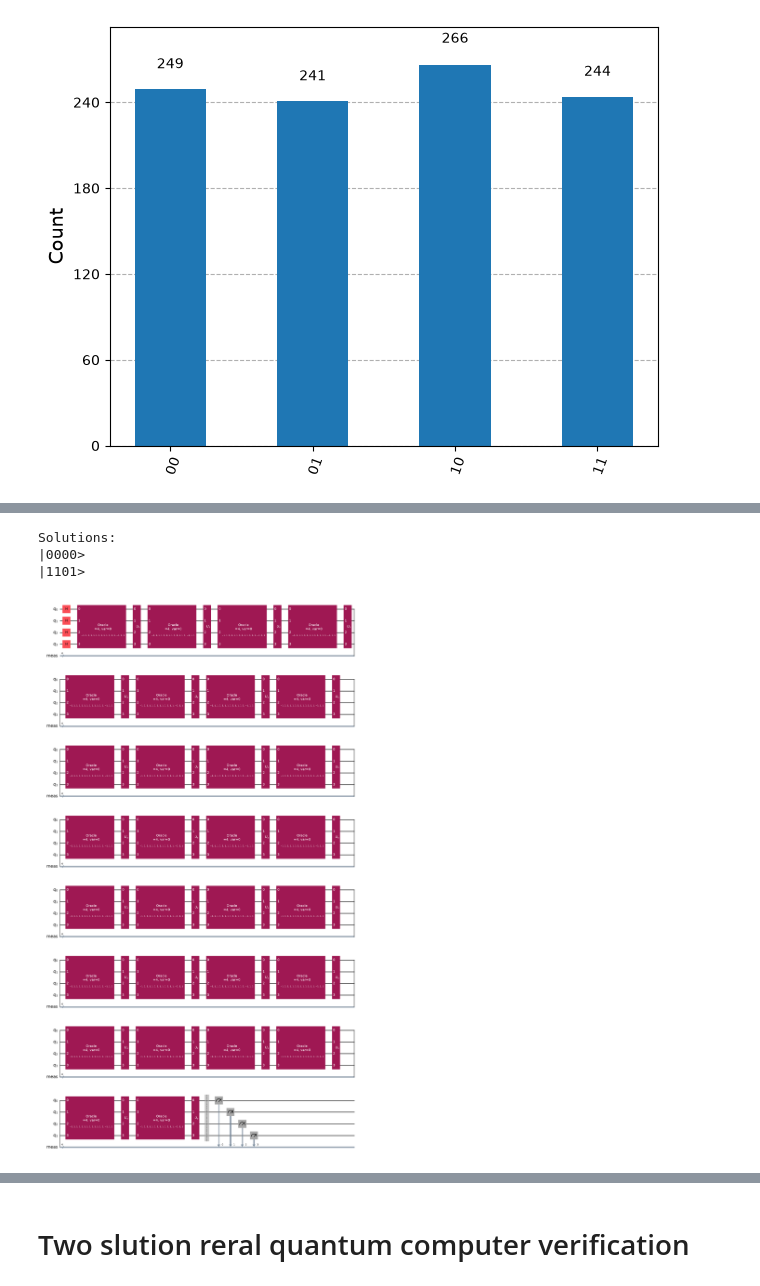
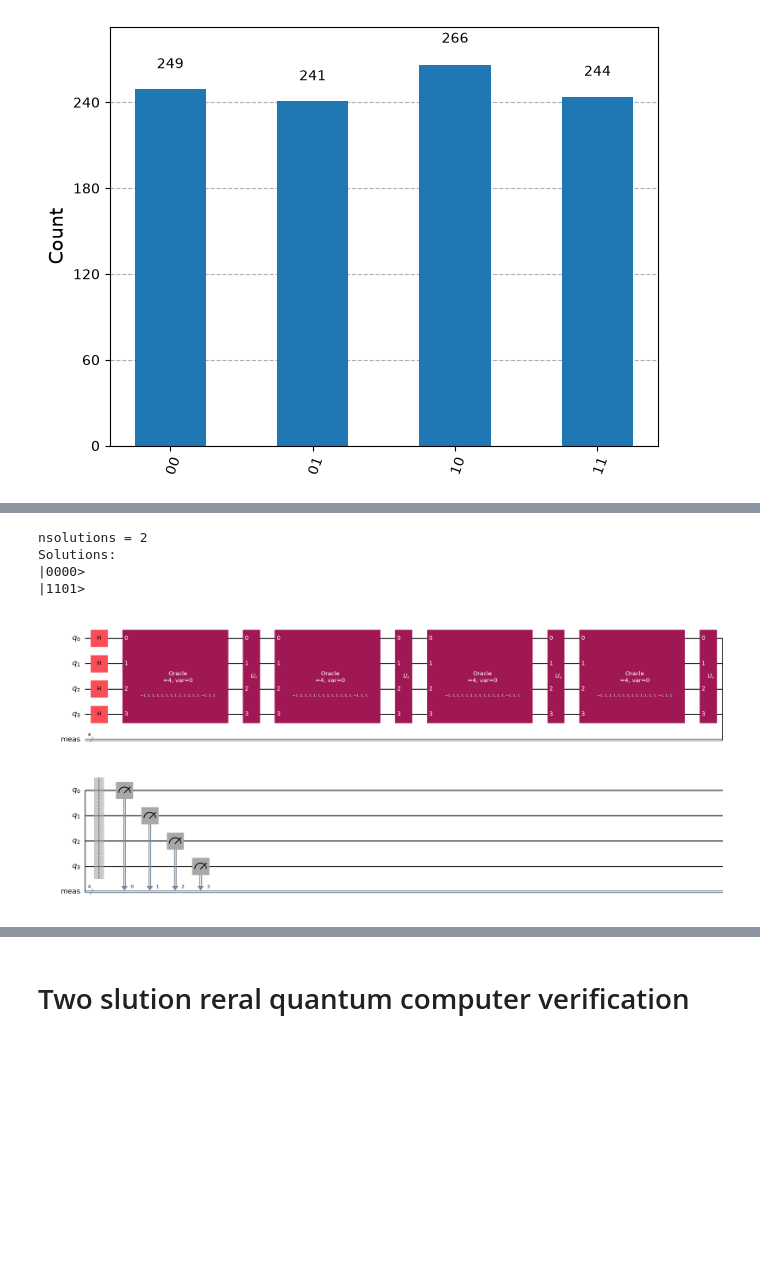
Before and after one commit to KingCobra021/Quantum-A1, a Jupyter notebook: A1.ipynb, the cells around one changed output, grey strips where cells are left out. Cells and saved outputs as stored; diff of their text form; code cells hidden in the pictures; blank space fills up the shorter version.

```diff
--- a/A1.ipynb
+++ b/A1.ipynb
@@ -222,7 +222,7 @@ plot_histogram(job.result().get_counts())
 # %%
 n = 3
 #iterations = 45
-iterations = 60
+iterations = 2
 
 oracle = grover_problem_oracle(n,variant=0,print_solutions=True)
 
@@ -255,26 +256,27 @@ plot_histogram(job.result().get_counts())
 # %%
 n = 4
 #iterations = 45
-iterations = 30
+iterations = 4
 
 oracle = grover_problem_oracle(n,variant=0,print_solutions=True)
 
 grover_circuit = QuantumCircuit(n)
 
 grover_circuit = initialize_s(grover_circuit,range(n))
 
 for i in range(iterations):
     grover_circuit.append(oracle, range(n))
     grover_circuit.append(diffuser(n), range(n))
 
 grover_circuit.measure_all()
 
 grover_circuit.draw("mpl")
 # %% [output]
+nsolutions = 2
 Solutions:
 |0000>
 |1101>
-[figure, old version]
+[figure, new version]
 # %%
 simulator = AerSimulator.from_backend(FakeFez())
 
```
Also changed, not shown: parts of 16 cells of this notebook.
